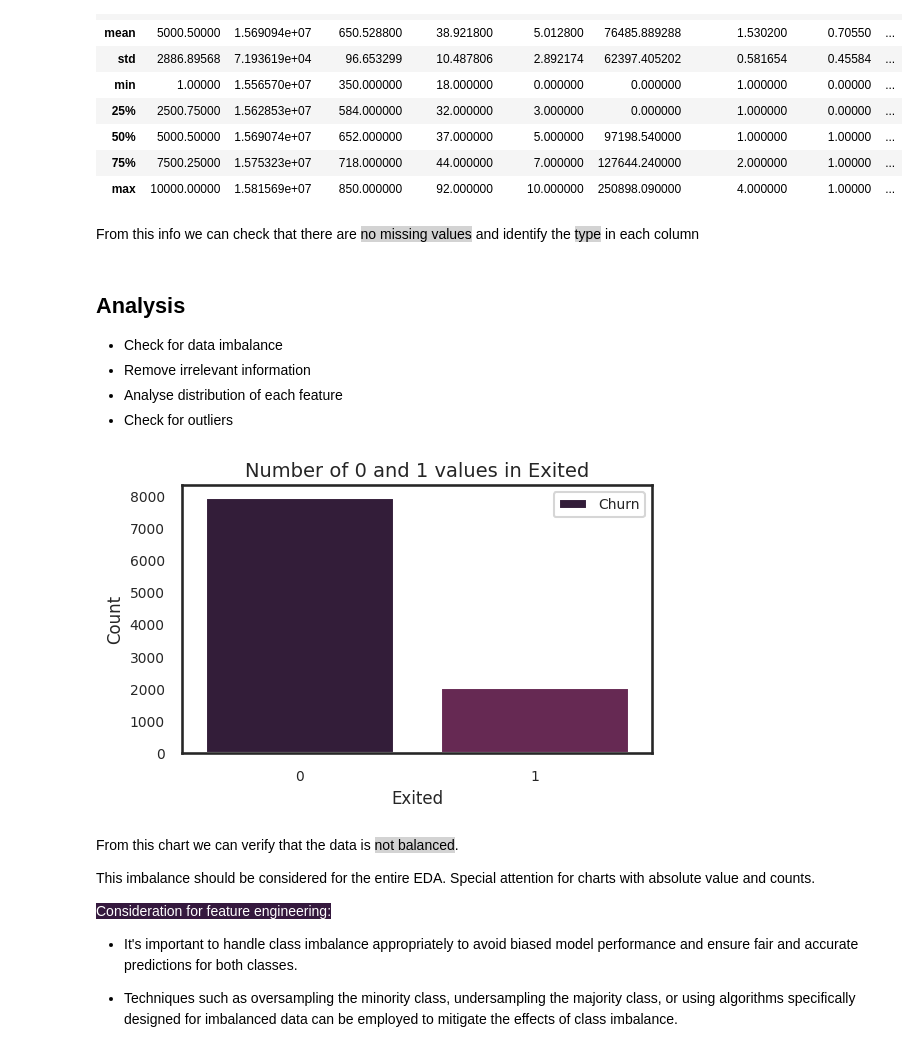
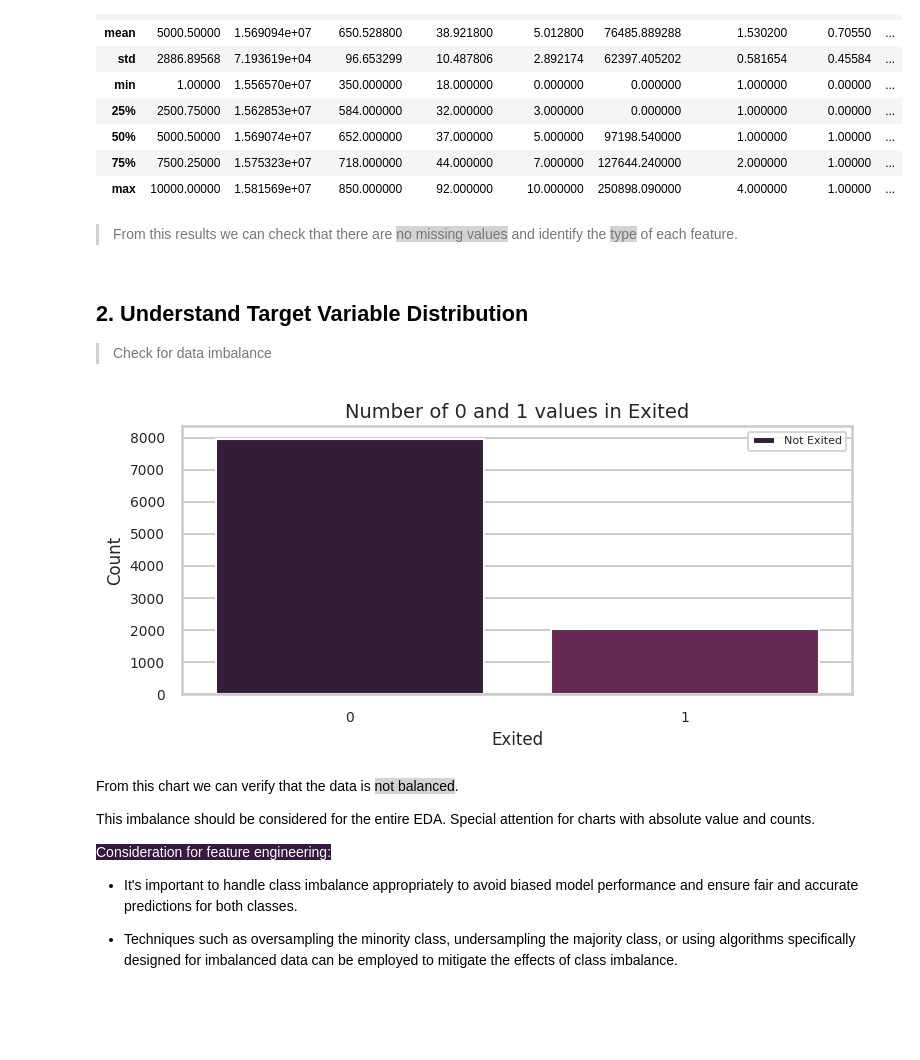
Before and after one commit to laizaparizotto/churn-prediction-kedro, a Jupyter notebook: churn-prediction/notebooks/EDA.ipynb, the cells around one changed output. Saved outputs shown, nothing was run; the diff lists cells and outputs as text; code cells hidden in the pictures; blank space fills up the shorter version.

```diff
--- a/churn-prediction/notebooks/EDA.ipynb
+++ b/churn-prediction/notebooks/EDA.ipynb
@@ -1,14 +28,6 @@
 # %%
-from utils.utils import format_seaborn_plots
-import pandas as pd
-import numpy as np
-import matplotlib.pyplot as plt
-import seaborn as sns
-
-%matplotlib inline
-
 # Read the data from a CSV file
-df = pd.read_csv('data/Abandono_clientes.csv')
+df = pd.read_csv('../data/01_raw/abandono_clientes.csv')
 df_exited = df.loc[df["Exited"]==1]
 df_not_exited = df.loc[df["Exited"]==0]
 
@@ -64,26 +88,24 @@ df.describe()
 | 75% | 7500.25000 | 1.575323e+07 | 718.000000 | 44.000000 | 7.000000 | 127644.240000 | 2.000000 | 1.00000 | ... |
 | max | 10000.00000 | 1.581569e+07 | 850.000000 | 92.000000 | 10.000000 | 250898.090000 | 4.000000 | 1.00000 | ... |
 # %% [markdown]
-From this info we can check that there are <span style="background-color:lightgray">no missing values</span> and identify the <span style="background-color:lightgray">type</span> in each column
+> From this results we can check that there are <span style="background-color:lightgray">no missing values</span> and identify the <span style="background-color:lightgray">type</span> of each feature.
-# %% [markdown]
-## Analysis
-- Check for data imbalance
-- Remove irrelevant information
-- Analyse distribution of each feature
-- Check for outliers
+# %% [markdown]
+## 2. Understand Target Variable Distribution
+> Check for data imbalance
 # %%
 # Data balance between target variable
 format_seaborn_plots()
 
 sns.countplot(data=df, x='Exited')
 plt.xlabel('Exited')
 plt.ylabel('Count')
 plt.title('Number of 0 and 1 values in Exited')
-plt.legend(labels=['Churn', 'Not Churn'])
+plt.legend(['Not Exited'])
+
 
 plt.show()
 # %% [output]
-[figure, old version]
+[figure, new version]
 # %% [markdown]
 From this chart we can verify that the data is <span style="background-color:lightgray">not balanced</span>.
 
```
Also changed, not shown: parts of 67 cells of this notebook.
